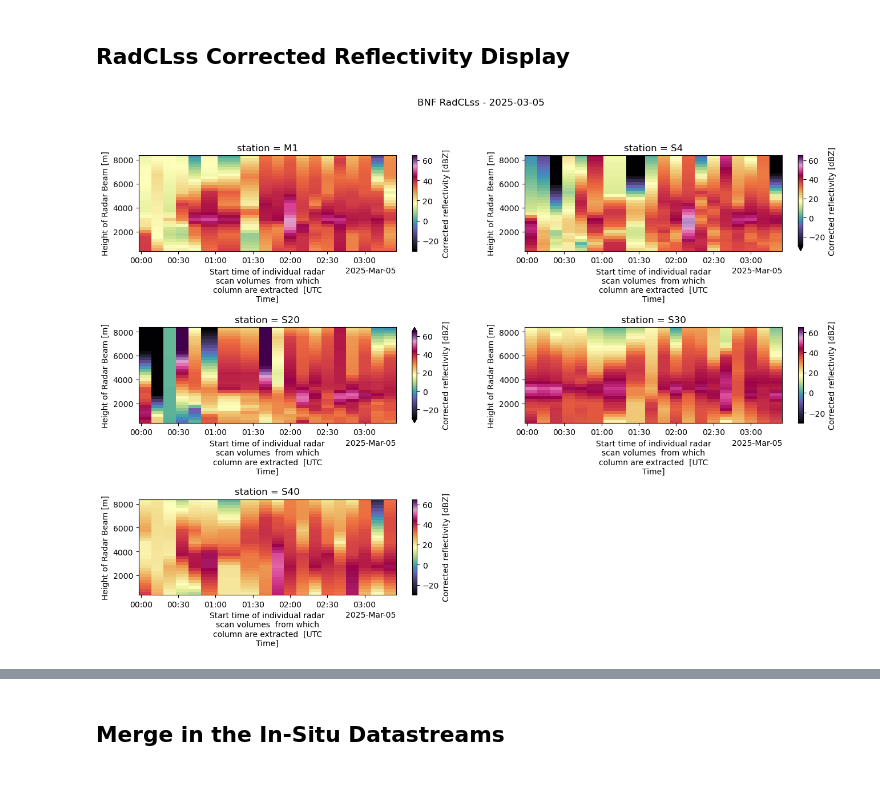
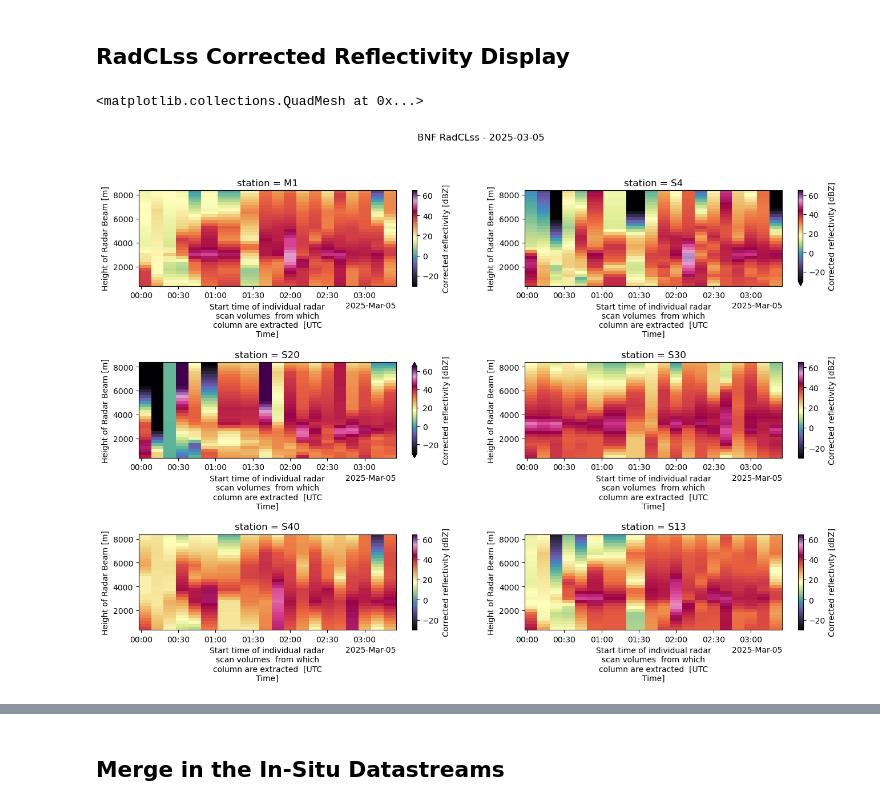
Before and after one commit to ARM-Development/bnf-radar-examples, a Jupyter notebook: notebooks/bnf-radclss.ipynb, the cells around one changed output, grey strips where cells are left out. Saved outputs shown, nothing was run; the diff lists cells and outputs as text; code cells hidden in the pictures.

```diff
--- a/notebooks/bnf-radclss.ipynb
+++ b/notebooks/bnf-radclss.ipynb
@@ -73,7 +90,7 @@ dask.config.set({'logging.distributed': 'error'})
 # Define the desired processing date for the BNF CSAPR-2 in YYYY-MM-DD format.
 DATE = "2025-03-05"
 # Define the directory where the BNF CSAPR-2 CMAC files are located.
-RADAR_DIR = "/nfs/gce/globalscratch/obrienj/bnf-cmac-r4/"
+RADAR_DIR = "/nfs/gce/globalscratch/obrienj/bnf-cmac-r4/202503/"
 # Define an output directory for downloaded ground instrumentation
 INSITU_DIR = "/nfs/gce/globalscratch/obrienj/bnf-cmac-r4/in_situ/"
 # %%
@@ -181,6 +197,34 @@ discard_var = {'radar' : ['classification_mask',
                               'lat',
                               'lon',
                               'alt'
+                ],
+                'wxt' : ['base_time',
+                         'time_offset',
+                         'time_bounds',
+                         'temp_mean',
+                         'qc_temp_mean',
+                         'temp_std',
+                         'rh_mean',
+                         'qc_rh_mean',
+                         'rh_std',
+                         'atmos_pressure',
+                         'qc_atmos_pressure',
+                         'wspd_arith_mean',
+                         'qc_wspd_arith_mean',
+                         'wspd_vec_mean',
+                         'qc_wspd_vec_mean',
+                         'wdir_vec_mean',
+                         'qc_wdir_vec_mean',
+                         'wdir_vec_std',
+                         'qc_wxt_precip_rate_mean',
+                         'qc_wxt_cumul_precip',
+                         'logger_volt',
+                         'qc_logger_volt',
+                         'logger_temp',
+                         'qc_logger_temp',
+                         'lat',
+                         'lon',
+                         'alt'
                 ]
 }
 # %% [markdown]
@@ -292,15 +336,17 @@ def subset_points(nfile, **kwargs):
     S20 = [34.65401, -87.29264]
     S30	= [34.38501, -86.92757]
     S40	= [34.17932, -87.45349]
+    S13 = [34.343889, -87.350556]
 
-    sites = ["M1", "S4", "S20", "S30", "S40"]
+    sites = ["M1", "S4", "S20", "S30", "S40", "S13"]
 
     # Zip these together!
     lats, lons = list(zip(M1,
                           S4,
                           S20,
                           S30,
-                          S40))
+                          S40,
+                          S13))
     try:
         # Read in the file
         radar = pyart.io.read(nfile)
@@ -588,15 +629,17 @@ ds = ds.drop_vars(discard_var["radar"])
 # %%
 fig, axarr = plt.subplots(3, 2, figsize=[16, 10])
 plt.subplots_adjust(hspace=0.8)
 
 fig.suptitle("BNF RadCLss - " + DATE)
 
 ds.sel(station="M1").sel(time=slice("2025-03-05T00:00:00", "2025-03-05T03:30:00")).corrected_reflectivity.plot(y="height", ax=axarr[0, 0], vmin=-30, vmax=65, cmap="ChaseSpectral")
 ds.sel(station="S4").sel(time=slice("2025-03-05T00:00:00", "2025-03-05T03:30:00")).corrected_reflectivity.plot(y="height", ax=axarr[0, 1], vmin=-30, vmax=65, cmap="ChaseSpectral")
 ds.sel(station="S20").sel(time=slice("2025-03-05T00:00:00", "2025-03-05T03:30:00")).corrected_reflectivity.plot(y="height", ax=axarr[1, 0], vmin=-30, vmax=65, cmap="ChaseSpectral")
 ds.sel(station="S30").sel(time=slice("2025-03-05T00:00:00", "2025-03-05T03:30:00")).corrected_reflectivity.plot(y="height", ax=axarr[1, 1], vmin=-30, vmax=65, cmap="ChaseSpectral")
 ds.sel(station="S40").sel(time=slice("2025-03-05T00:00:00", "2025-03-05T03:30:00")).corrected_reflectivity.plot(y="height", ax=axarr[2, 0], vmin=-30, vmax=65, cmap="ChaseSpectral")
+ds.sel(station="S13").sel(time=slice("2025-03-05T00:00:00", "2025-03-05T03:30:00")).corrected_reflectivity.plot(y="height", ax=axarr[2, 1], vmin=-30, vmax=65, cmap="ChaseSpectral")
 
-axarr[2, 1].set_visible(False)
+#axarr[2, 1].set_visible(False)
 # %% [output]
+<matplotlib.collections.QuadMesh at 0x...>
-[figure, old version]
+[figure, new version]
```
Also changed, not shown: parts of 13 cells of this notebook.
